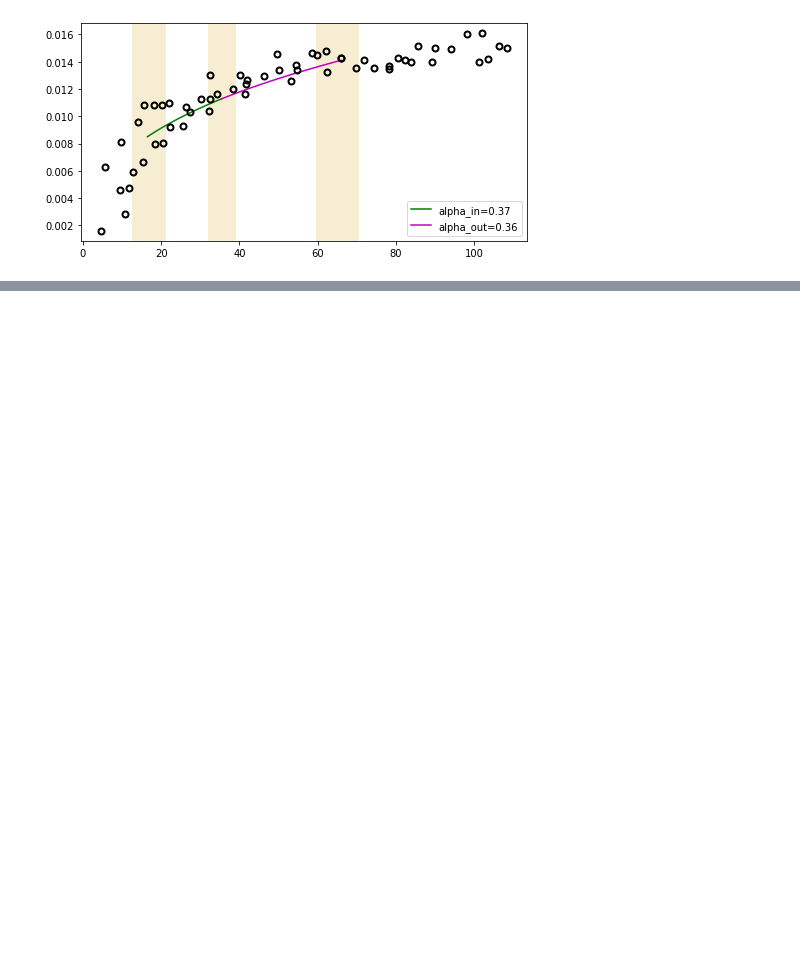
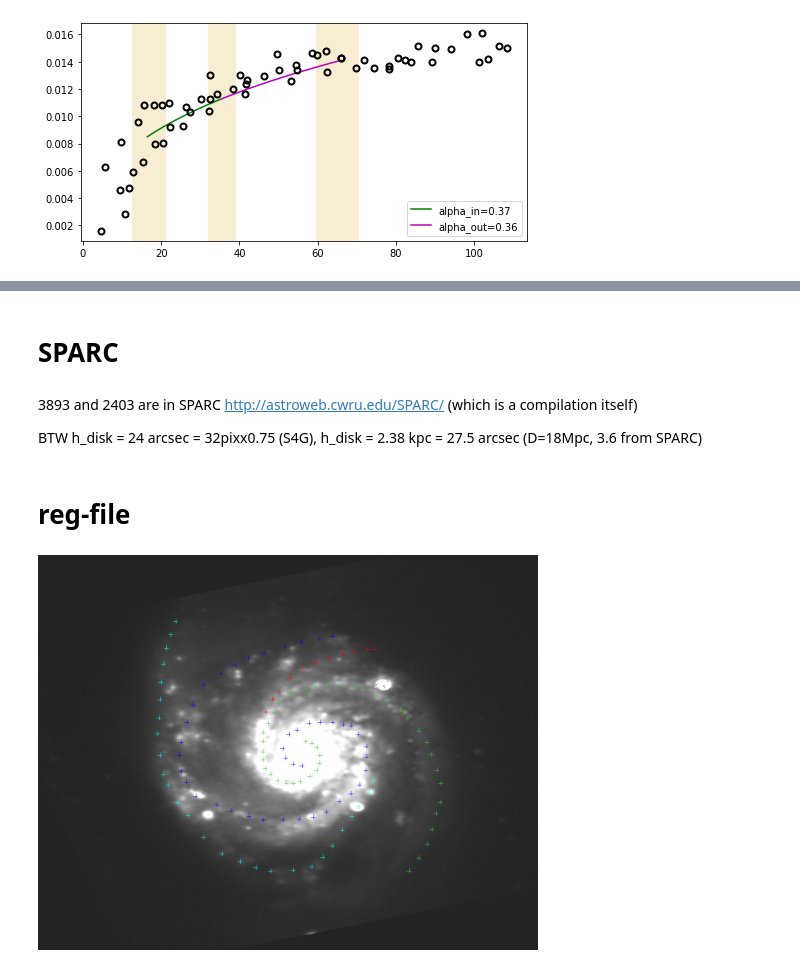
Before and after one commit to Amarchuk/crs_coupling, a Jupyter notebook: vrot_from_picture_tests.ipynb, the cells around one changed output, grey strips where cells are left out. Saved outputs shown, nothing was run; the diff lists cells and outputs as text; code cells hidden in the pictures; blank space fills up the shorter version.

```diff
--- a/vrot_from_picture_tests.ipynb
+++ b/vrot_from_picture_tests.ipynb
@@ -922,0 +1148,13 @@ for alp_in in [0.37]:
+# %% [markdown]
+# SPARC
+# %% [markdown]
+3893 and 2403 are in SPARC http://astroweb.cwru.edu/SPARC/ (which is a compilation itself)
+
+BTW h_disk = 24 arcsec = 32pixx0.75 (S4G), h_disk = 2.38 kpc = 27.5 arcsec (D=18Mpc, 3.6 from SPARC)
+# %% [markdown]
+# reg-file
+# %%
+# scale = 0.262 arcsec in pix
+Image('/home/amarch/Pictures/Screenshot from 2025-03-06 18-38-49.png',width=500)
+# %% [output]
+[figure, added]
```
Also changed, not shown: parts of 15 cells of this notebook.
